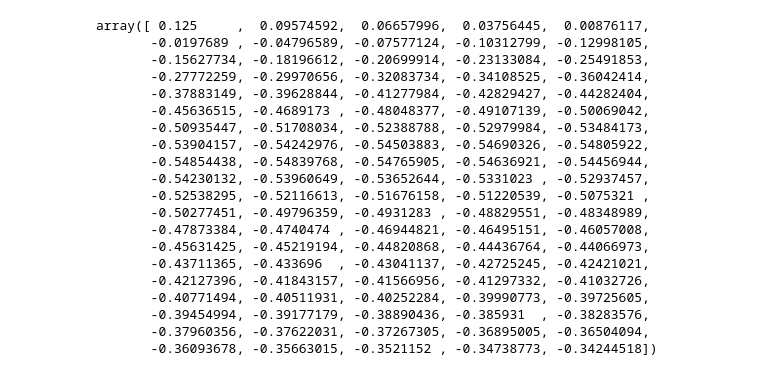
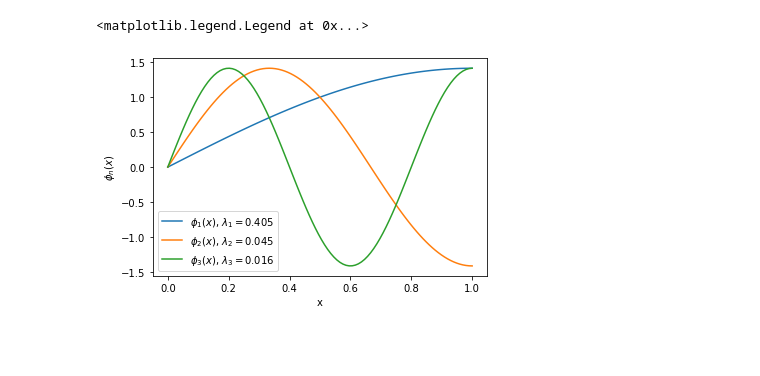
Before and after one commit to adamcwatts/MA540_UQ, a Jupyter notebook: Project1/Project1_Number1_NW.ipynb, the cells around one changed output. Drawn from its saved outputs; the diff is of its cells as text; code cells hidden in the pictures; blank space fills up the shorter version.

```diff
--- a/Project1/Project1_Number1_NW.ipynb
+++ b/Project1/Project1_Number1_NW.ipynb
@@ -27,29 +27,24 @@ def karhunen_loeve(N, xs):
         s += np.sqrt(lambda_n) * eigenfunc(xs, lambda_n) * np.random.normal(0,1)
     s += alpha_bar(xs)
     return s
-# %%
-### Plot 1st Three Eigenvalues/Eigenfunctions ###
-N_xs = 100
-xs = np.linspace(0,1,N_xs)
-karhunen_loeve(3,xs)
-# %% [output]
-array([ 0.125     ,  0.09574592,  0.06657996,  0.03756445,  0.00876117,
-       -0.0197689 , -0.04796589, -0.07577124, -0.10312799, -0.12998105,
-       -0.15627734, -0.18196612, -0.20699914, -0.23133084, -0.25491853,
-       -0.27772259, -0.29970656, -0.32083734, -0.34108525, -0.36042414,
-       -0.37883149, -0.39628844, -0.41277984, -0.42829427, -0.44282404,
-       -0.45636515, -0.4689173 , -0.48048377, -0.49107139, -0.50069042,
-       -0.50935447, -0.51708034, -0.52388788, -0.52979984, -0.53484173,
-       -0.53904157, -0.54242976, -0.54503883, -0.54690326, -0.54805922,
-       -0.54854438, -0.54839768, -0.54765905, -0.54636921, -0.54456944,
-       -0.54230132, -0.53960649, -0.53652644, -0.5331023 , -0.52937457,
-       -0.52538295, -0.52116613, -0.51676158, -0.51220539, -0.5075321 ,
-       -0.50277451, -0.49796359, -0.4931283 , -0.48829551, -0.48348989,
-       -0.47873384, -0.4740474 , -0.46944821, -0.46495151, -0.46057008,
-       -0.45631425, -0.45219194, -0.44820868, -0.44436764, -0.44066973,
-       -0.43711365, -0.433696  , -0.43041137, -0.42725245, -0.42421021,
-       -0.42127396, -0.41843157, -0.41566956, -0.41297332, -0.41032726,
-       -0.40771494, -0.40511931, -0.40252284, -0.39990773, -0.39725605,
-       -0.39454994, -0.39177179, -0.38890436, -0.385931  , -0.38283576,
-       -0.37960356, -0.37622031, -0.37267305, -0.36895005, -0.36504094,
-       -0.36093678, -0.35663015, -0.3521152 , -0.34738773, -0.34244518])
+# %%
+### Plot 1st Three Eigenvalues/Eigenfunctions ###
+N_xs = 100
+xs = np.linspace(0,1,N_xs)
+
+fig4, ax4 = plt.subplots()
+lambda_1 = eigenvalue(1)
+lambda_2 = eigenvalue(2)
+lambda_3 = eigenvalue(3)
+
+ax4.plot(xs, eigenfunc(xs, lambda_1), label = r"$\phi_1(x)$, $\lambda_1 = %.3f$" % lambda_1)
+ax4.plot(xs, eigenfunc(xs, lambda_2), label = r"$\phi_2(x)$, $\lambda_2 = %.3f$" % lambda_2)
+ax4.plot(xs, eigenfunc(xs, lambda_3), label = r"$\phi_3(x)$, $\lambda_3 = %.3f$" % lambda_3)
+
+ax4.set_xlabel("x")
+ax4.set_ylabel("$\phi_n(x)$")
+
+plt.legend()
+# %% [output]
+<matplotlib.legend.Legend at 0x...>
+[figure, added]
```
Also changed, not shown: parts of 3 cells of this notebook, 1 other file.
